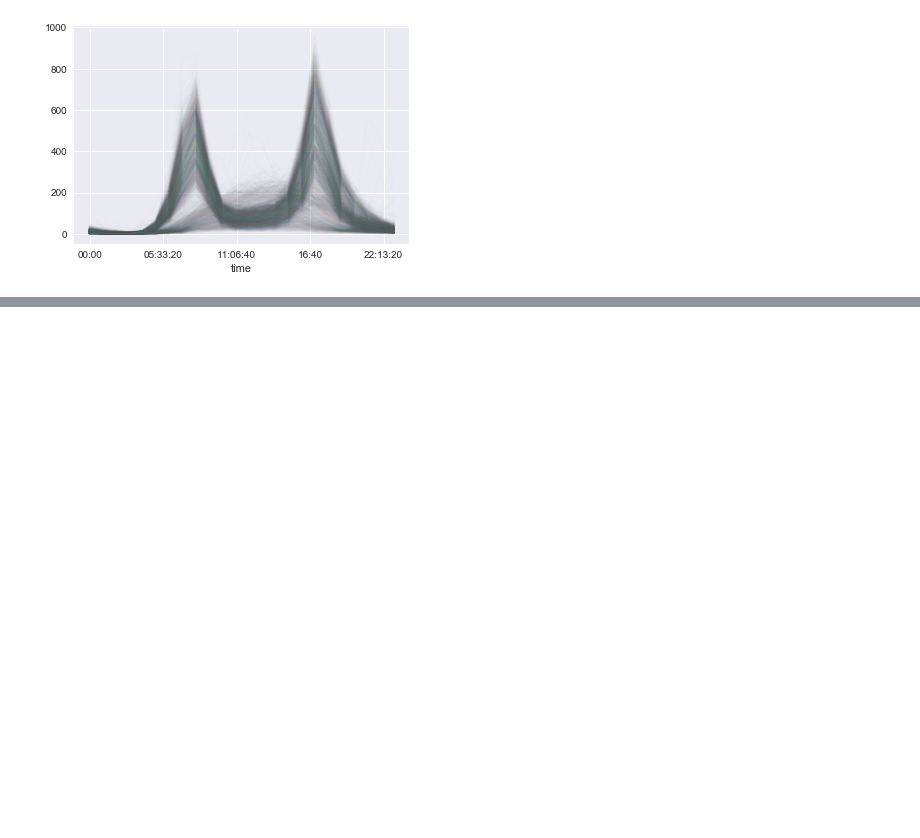
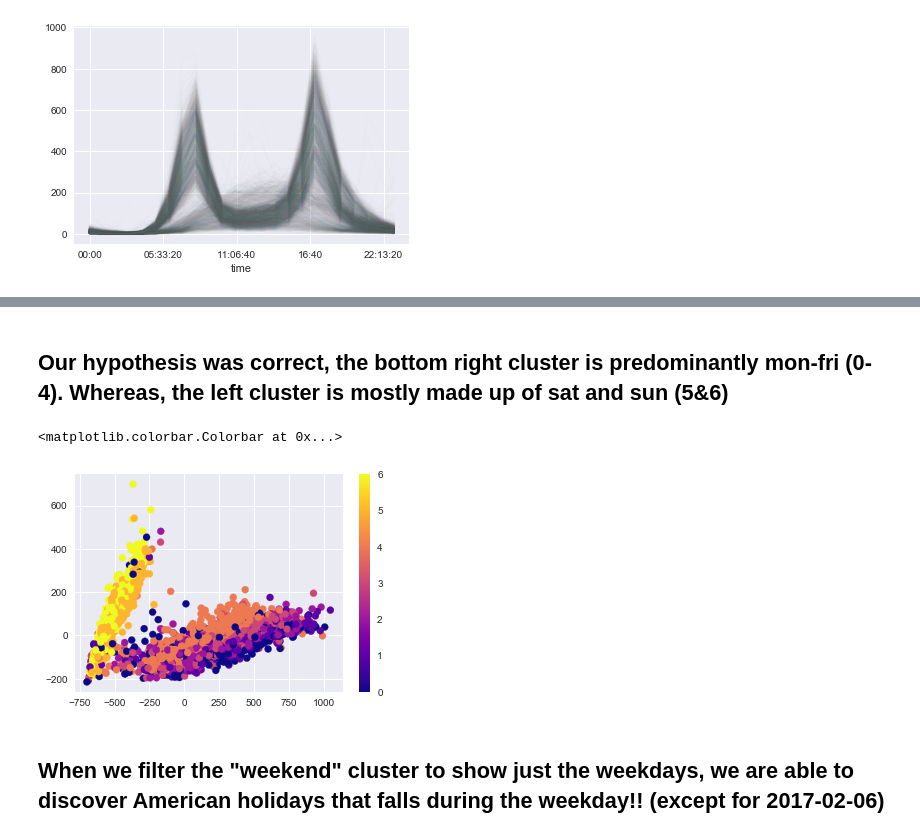
Before and after one commit to Takkoyanagi/Seattle_Fremont_Bike_Counter, a Jupyter notebook: Seattle_Fremont_Bike_Counter.ipynb, the cells around one changed output, grey strips where cells are left out. Drawn from its saved outputs; the diff is of its cells as text; code cells hidden in the pictures; blank space fills up the shorter version.

```diff
--- a/Seattle_Fremont_Bike_Counter.ipynb
+++ b/Seattle_Fremont_Bike_Counter.ipynb
@@ -44,0 +127,12 @@ pivoted.plot(legend=False, alpha=0.01)
+# %%
+dayofweek= pd.DatetimeIndex(pivoted.columns).dayofweek
+# %% [markdown]
+## Our hypothesis was correct, the bottom right cluster is predominantly mon-fri (0-4). Whereas, the left cluster is mostly made up of sat and sun (5&6)
+# %%
+plt.scatter(X2[:,0], X2[:,1], c=dayofweek, cmap='plasma')
+plt.colorbar()
+# %% [output]
+<matplotlib.colorbar.Colorbar at 0x...>
+[figure, added]
+# %% [markdown]
+## When we filter the "weekend" cluster to show just the weekdays, we are able to discover American holidays that falls during the weekday!! (except for 2017-02-06)
```
Also changed, not shown: parts of 29 cells of this notebook, 2 other files.
